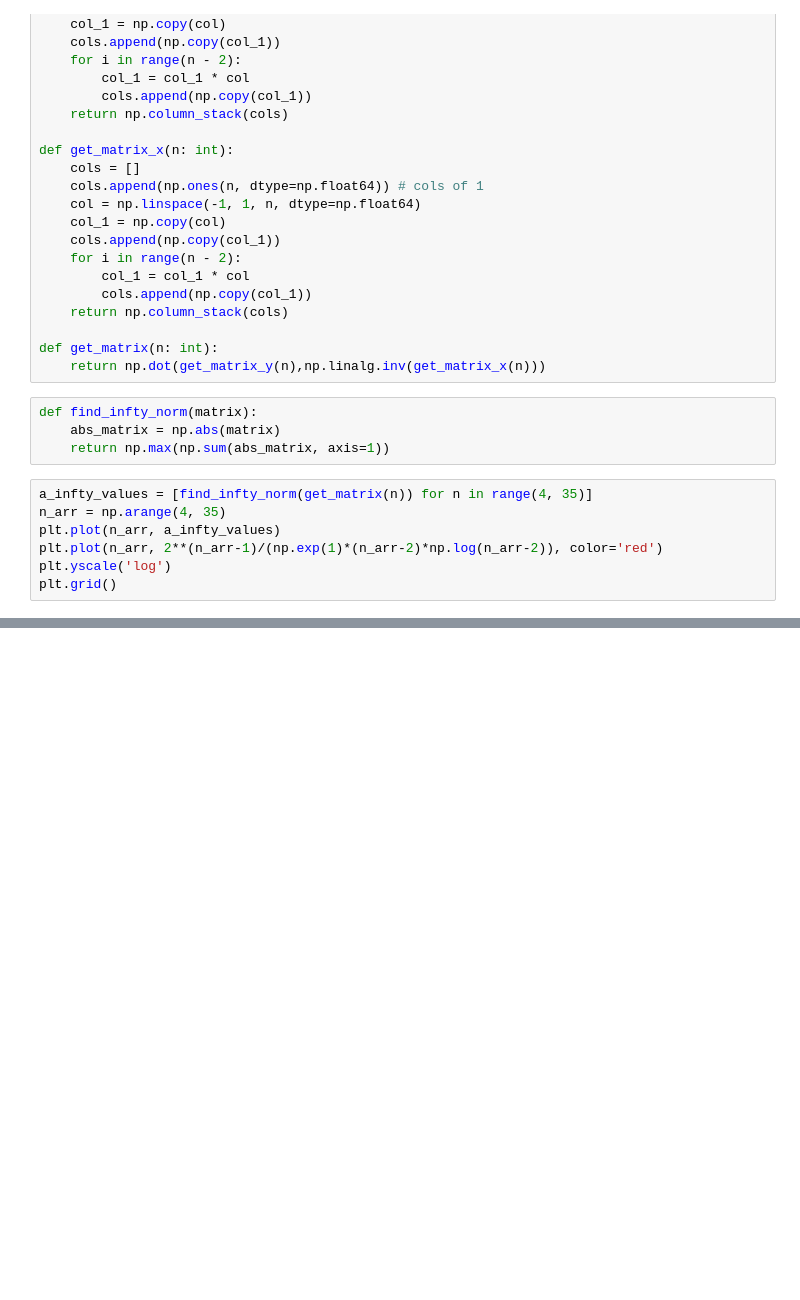
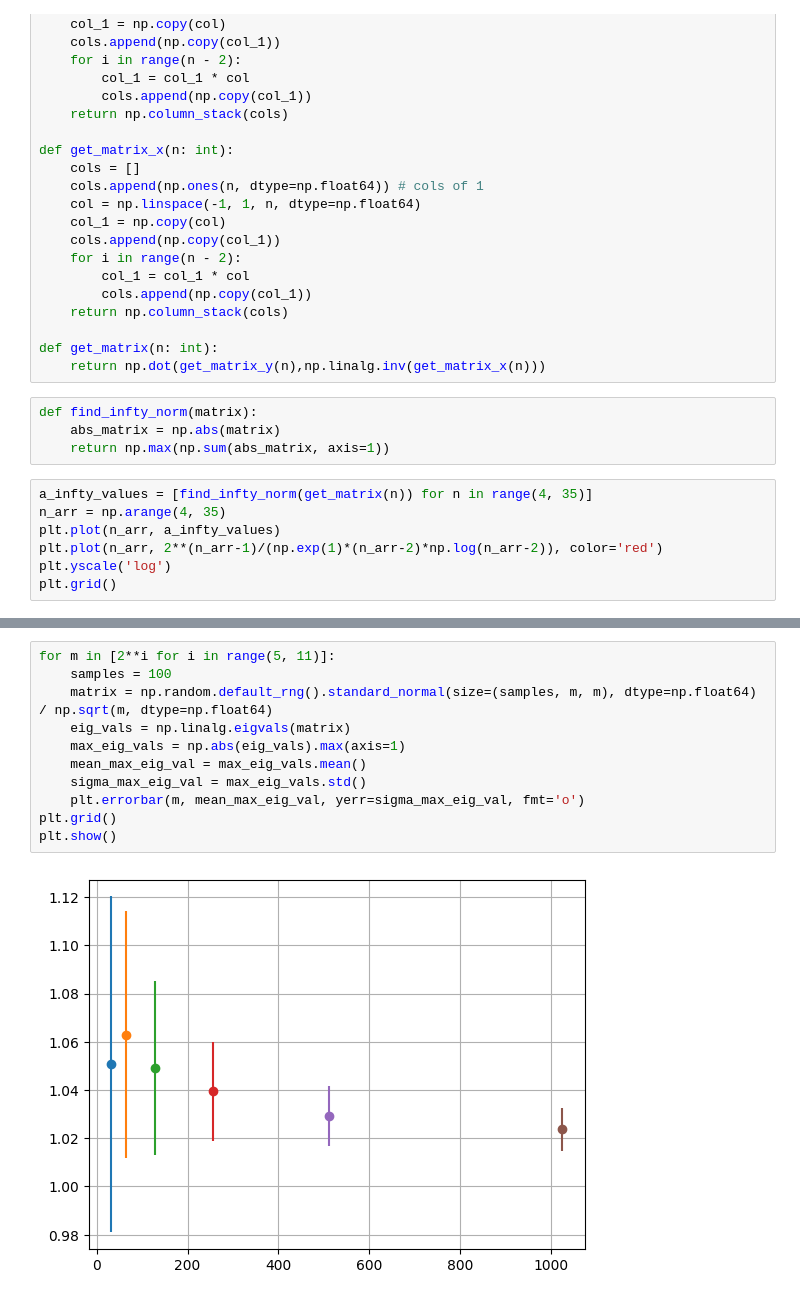
Before and after one commit to LandauSchwinger/numerical-linear-algebra, a Jupyter notebook: TBLecture12_Conditioning_and_Condition_numbers/Exercises.ipynb, the cells around one changed output, grey strips where cells are left out. Cells and saved outputs as stored; diff of their text form; blank space fills up the shorter version.

```diff
--- a/TBLecture12_Conditioning_and_Condition_numbers/Exercises.ipynb
+++ b/TBLecture12_Conditioning_and_Condition_numbers/Exercises.ipynb
@@ -71,0 +97,13 @@ plt.grid()
+# %%
+for m in [2**i for i in range(5, 11)]:
+    samples = 100
+    matrix = np.random.default_rng().standard_normal(size=(samples, m, m), dtype=np.float64) / np.sqrt(m, dtype=np.float64)
+    eig_vals = np.linalg.eigvals(matrix)
+    max_eig_vals = np.abs(eig_vals).max(axis=1)
+    mean_max_eig_val = max_eig_vals.mean()
+    sigma_max_eig_val = max_eig_vals.std()
+    plt.errorbar(m, mean_max_eig_val, yerr=sigma_max_eig_val, fmt='o')
+plt.grid()
+plt.show()
+# %% [output]
+[figure, added]
```
Also changed, not shown: parts of 11 cells of this notebook.
